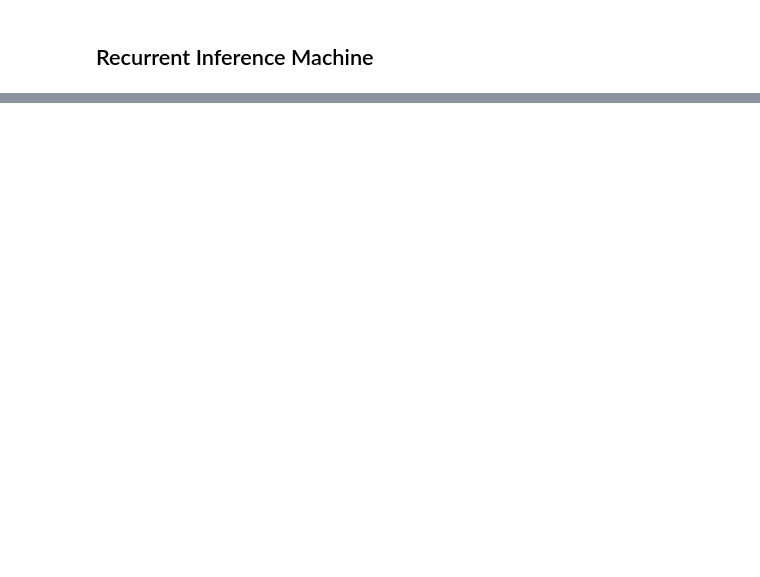
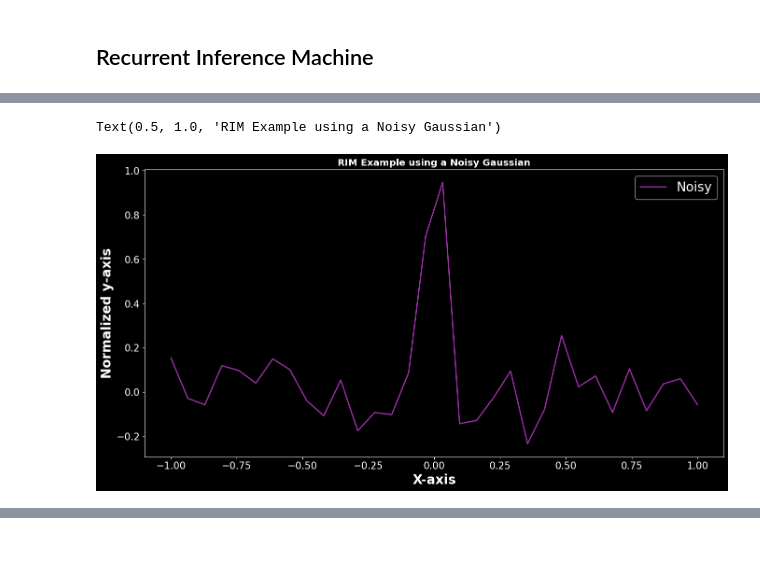
Before and after one commit to crhea93/astroRIM, a Jupyter notebook: Notebooks/RIM-Test-1D-Gaussians.ipynb, the cells around one changed output, grey strips where cells are left out. Saved outputs shown, nothing was run; the diff lists cells and outputs as text; code cells hidden in the pictures; blank space fills up the shorter version.

Commit message:
Finished first example & fixed calculation error

```diff
--- a/Notebooks/RIM-Test-1D-Gaussians.ipynb
+++ b/Notebooks/RIM-Test-1D-Gaussians.ipynb
@@ -166,14 +170,16 @@ print(ysol_list)
 # %%
 fig = plt.figure(figsize=(16,8))
 plt.plot(np.linspace(-1,1,n), Y_test[-1], label='Noisy', color='C1')
 plt.legend(prop={'size': 20})
-fig.patch.set_facecolor('white')
 plt.ylabel('Normalized y-axis', fontsize=20)
 plt.xlabel('X-axis', fontsize=20)
 plt.xticks(fontsize = 15)
 plt.yticks(fontsize = 15)
 plt.title('RIM Example using a Noisy Gaussian')
 #plt.savefig('Gaussian_noisy.png')
+# %% [output]
+Text(0.5, 1.0, 'RIM Example using a Noisy Gaussian')
+[figure, added]
 # %%
 
 
```
Also changed, not shown: parts of 9 cells of this notebook, 52 other files.
